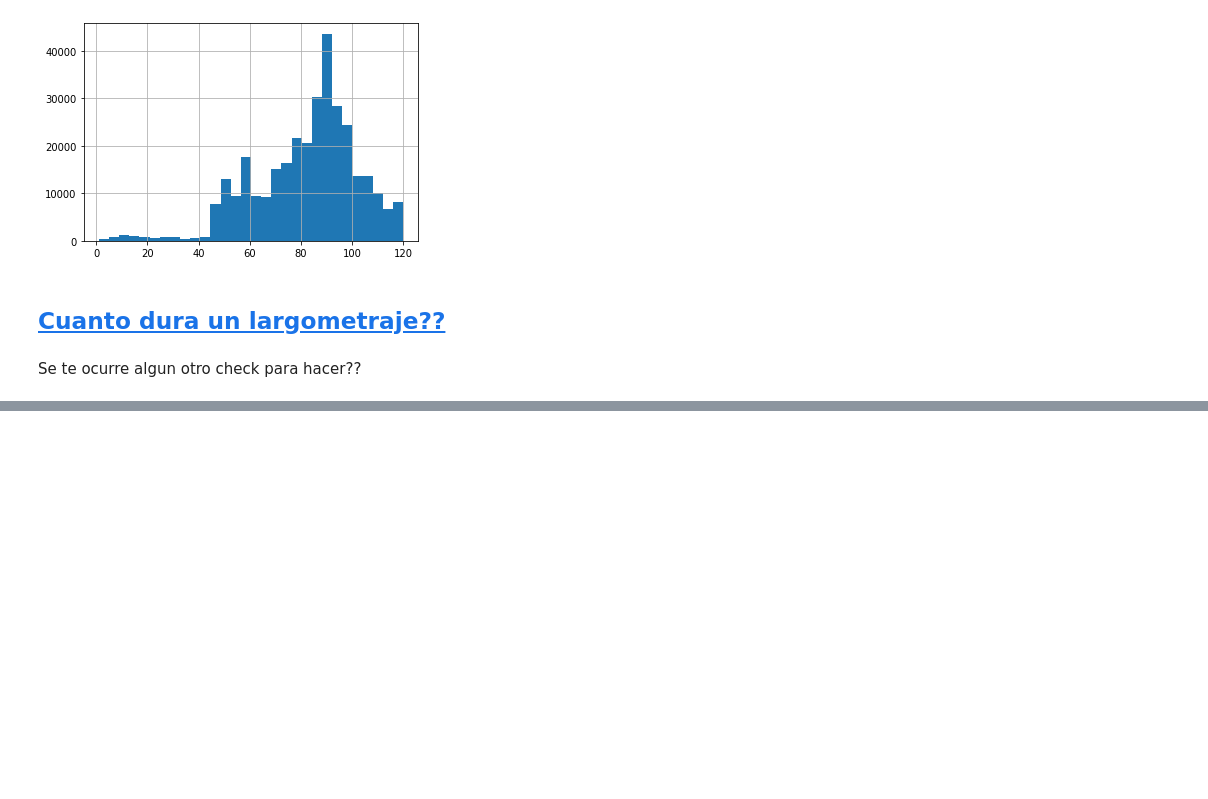
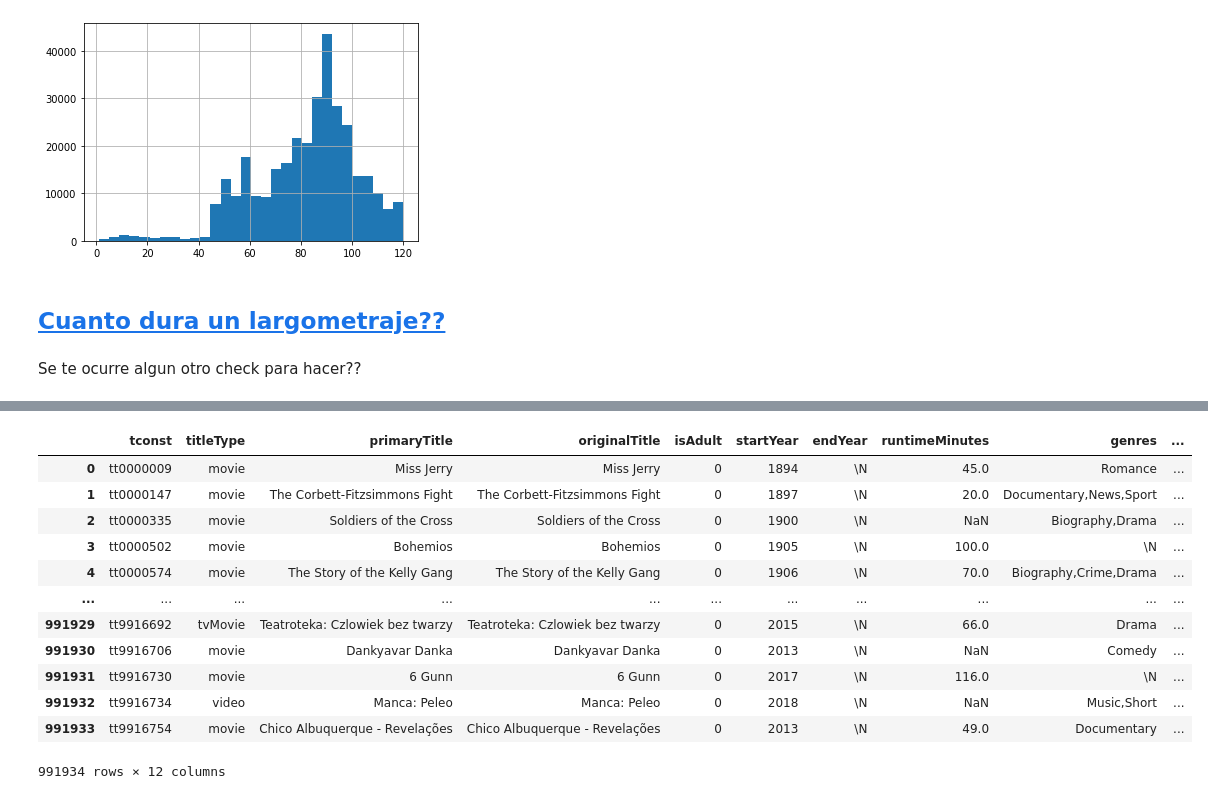
Before and after one commit to dataludus/machine_learning_practico, a Jupyter notebook: notebooks/clase-1/02_explore_the_data.ipynb, the cells around one changed output, grey strips where cells are left out. Cells and saved outputs as stored; diff of their text form; code cells hidden in the pictures; blank space fills up the shorter version.

```diff
--- a/notebooks/clase-1/02_explore_the_data.ipynb
+++ b/notebooks/clase-1/02_explore_the_data.ipynb
@@ -426,0 +450,16 @@ Se te ocurre algun otro check para hacer??
+# %%
+movies_wr
+# %% [output]
+|  | tconst | titleType | primaryTitle | originalTitle | isAdult | startYear | endYear | runtimeMinutes | genres | ... |
+| 0 | tt0000009 | movie | Miss Jerry | Miss Jerry | 0 | 1894 | \N | 45.0 | Romance | ... |
+| 1 | tt0000147 | movie | The Corbett-Fitzsimmons Fight | The Corbett-Fitzsimmons Fight | 0 | 1897 | \N | 20.0 | Documentary,News,Sport | ... |
+| 2 | tt0000335 | movie | Soldiers of the Cross | Soldiers of the Cross | 0 | 1900 | \N | NaN | Biography,Drama | ... |
+| 3 | tt0000502 | movie | Bohemios | Bohemios | 0 | 1905 | \N | 100.0 | \N | ... |
+| 4 | tt0000574 | movie | The Story of the Kelly Gang | The Story of the Kelly Gang | 0 | 1906 | \N | 70.0 | Biography,Crime,Drama | ... |
+| ... | ... | ... | ... | ... | ... | ... | ... | ... | ... | ... |
+| 991929 | tt9916692 | tvMovie | Teatroteka: Czlowiek bez twarzy | Teatroteka: Czlowiek bez twarzy | 0 | 2015 | \N | 66.0 | Drama | ... |
+| 991930 | tt9916706 | movie | Dankyavar Danka | Dankyavar Danka | 0 | 2013 | \N | NaN | Comedy | ... |
+| 991931 | tt9916730 | movie | 6 Gunn | 6 Gunn | 0 | 2017 | \N | 116.0 | \N | ... |
+| 991932 | tt9916734 | video | Manca: Peleo | Manca: Peleo | 0 | 2018 | \N | NaN | Music,Short | ... |
+| 991933 | tt9916754 | movie | Chico Albuquerque - Revelações | Chico Albuquerque - Revelações | 0 | 2013 | \N | 49.0 | Documentary | ... |
+991934 rows × 12 columns
```
Also changed, not shown: parts of 16 cells of this notebook.
